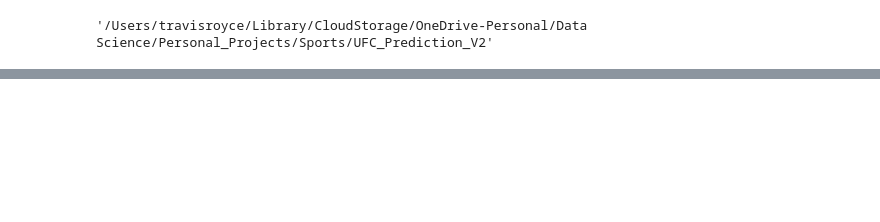
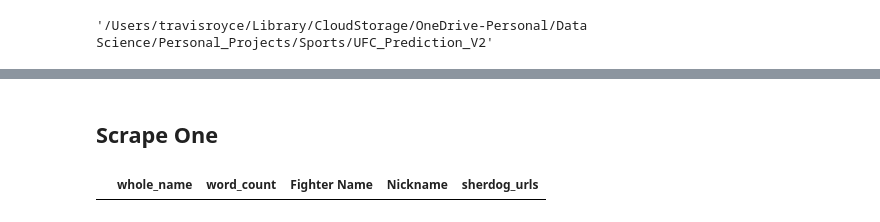
Before and after one commit to tmcroyce/UFC_Prediction_V2.1, a Jupyter notebook: V2_Newer_Notebooks/Scraping Tapology.ipynb, the cells around one changed output, grey strips where cells are left out. Saved outputs shown, nothing was run; the diff lists cells and outputs as text; code cells hidden in the pictures; blank space fills up the shorter version.

```diff
--- a/V2_Newer_Notebooks/Scraping Tapology.ipynb
+++ b/V2_Newer_Notebooks/Scraping Tapology.ipynb
@@ -231,0 +225,8 @@ TimeoutError: [Errno 60] Operation timed out: '/Users/travisroyce/Library/CloudS
+# %% [markdown]
+## Scrape One
+# %%
+# get alexander volkanovski
+# search for alexander volkanovski whole_name
+df[df['whole_name'].str.contains('volkanovski')]
+# %% [output]
+|  | whole_name | word_count | Fighter Name | Nickname | sherdog_urls |
```
Also changed, not shown: parts of 8 cells of this notebook, 1 other file.
